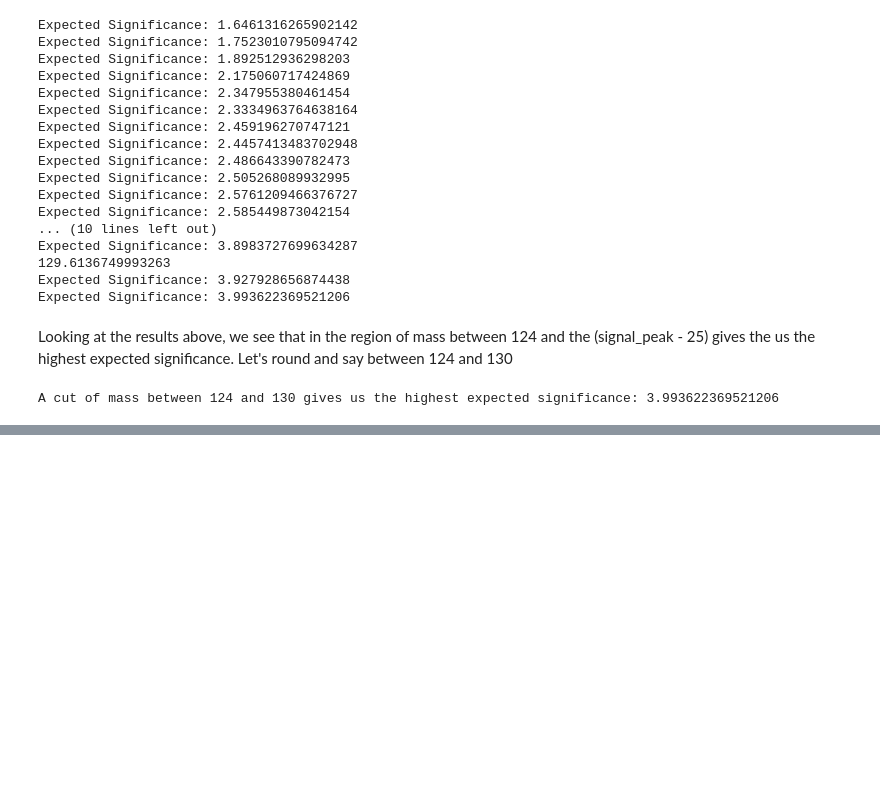
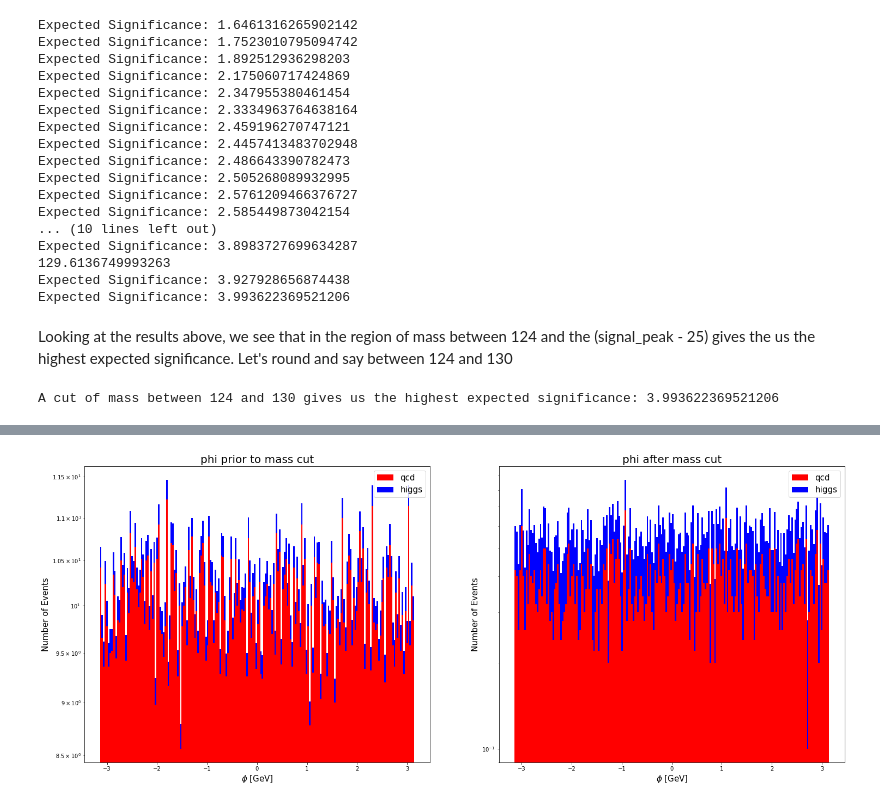
Before and after one commit to MinniVan/PHYS-434, a Jupyter notebook: lab7_8.ipynb, the cells around one changed output, grey strips where cells are left out. Drawn from its saved outputs; the diff is of its cells as text; code cells hidden in the pictures; blank space fills up the shorter version.

```diff
--- a/lab7_8.ipynb
+++ b/lab7_8.ipynb
@@ -159,0 +208,4 @@ A cut of mass between 124 and 130 gives us the highest expected significance: 3.
+# %%
+make_stack('phi','$\phi$ [GeV]')
+# %% [output]
+[figure, added]
```
Also changed, not shown: parts of 34 cells of this notebook.
